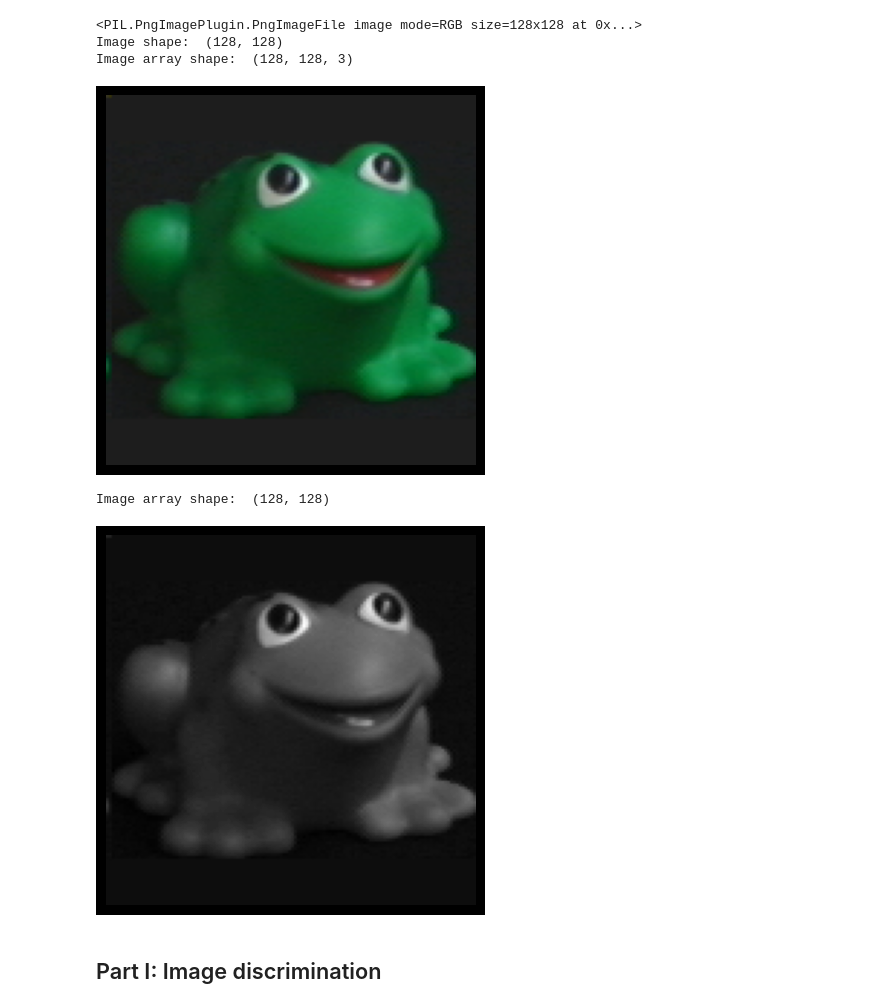
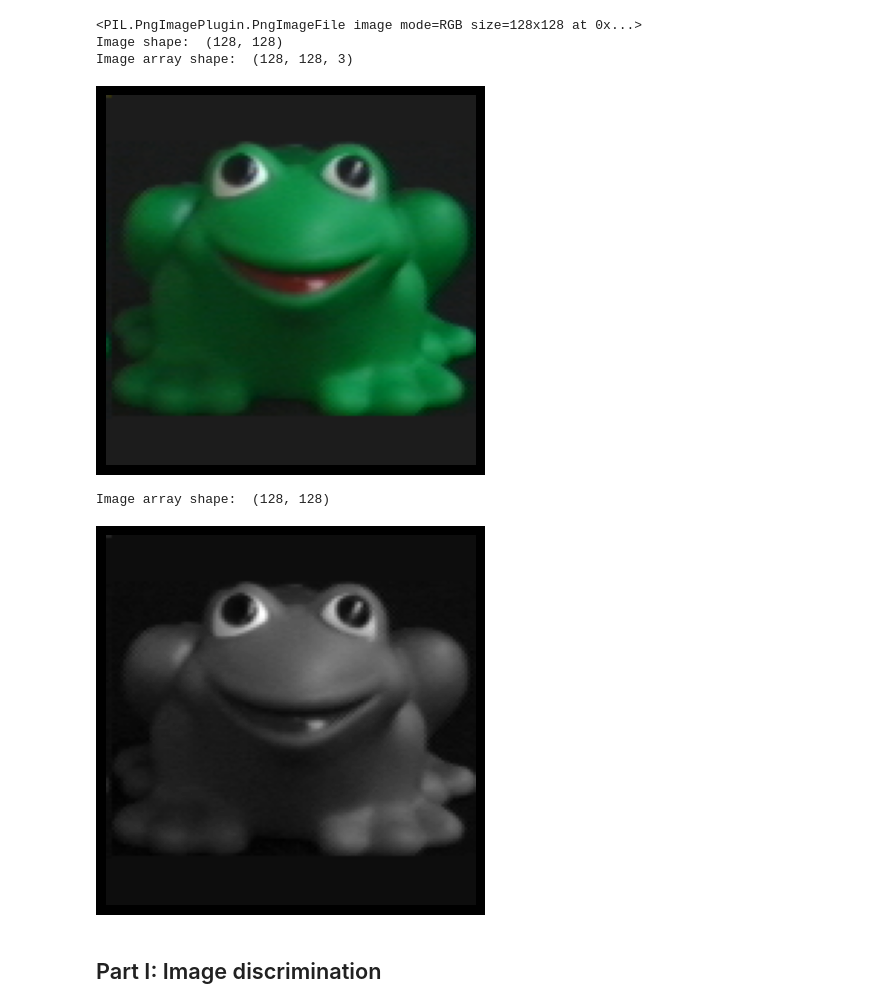
Before and after one commit to howwillitaffectme/image-recognition-svd-rbf, a Jupyter notebook: image-recognition-svd-rbf.ipynb, the cells around one changed output. Saved outputs shown, nothing was run; the diff lists cells and outputs as text; code cells hidden in the pictures.

```diff
--- a/image-recognition-svd-rbf.ipynb
+++ b/image-recognition-svd-rbf.ipynb
@@ -28,25 +27,25 @@ def imdisplay(im):
 # %%
 # Open an image file and display it
 img_folder = "data/coil-100/"
-with Image.open(img_folder + 'obj28__255.png') as img:
+with Image.open(img_folder + 'obj28__275.png') as img:
     print(img)
     shape = img.size
     print("Image shape: ", shape)
     img_ar = np.asarray(img)
     print("Image array shape: ", img_ar.shape)
     imdisplay(img)
     # convert to grayscale and display the image
     img = img.convert("L")
     img_ar = np.asarray(img)
     print("Image array shape: ", img_ar.shape)
     imdisplay(img)
 # %% [output]
 <PIL.PngImagePlugin.PngImageFile image mode=RGB size=128x128 at 0x...>
 Image shape:  (128, 128)
 Image array shape:  (128, 128, 3)
-[figure, old version]
+[figure, new version]
 Image array shape:  (128, 128)
-[figure, old version]
+[figure, new version]
 # %% [markdown]
 ## Part I: Image discrimination
 # %%
```
Also changed, not shown: parts of 14 cells of this notebook.
